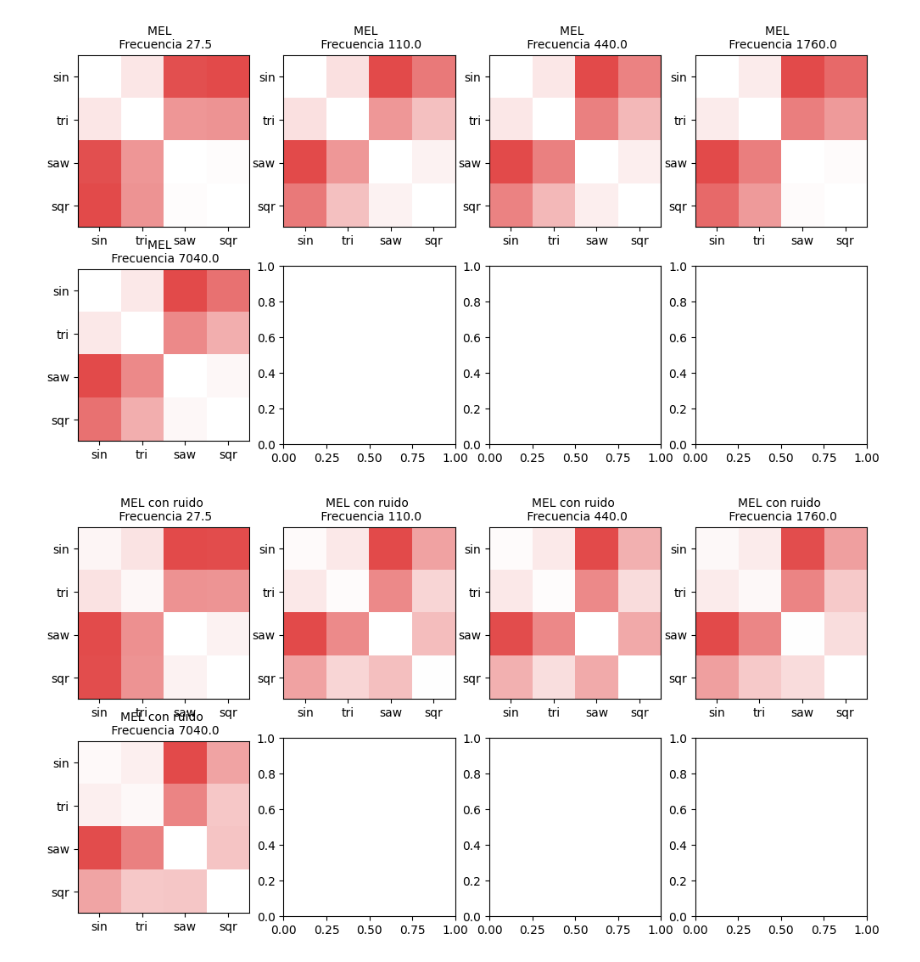
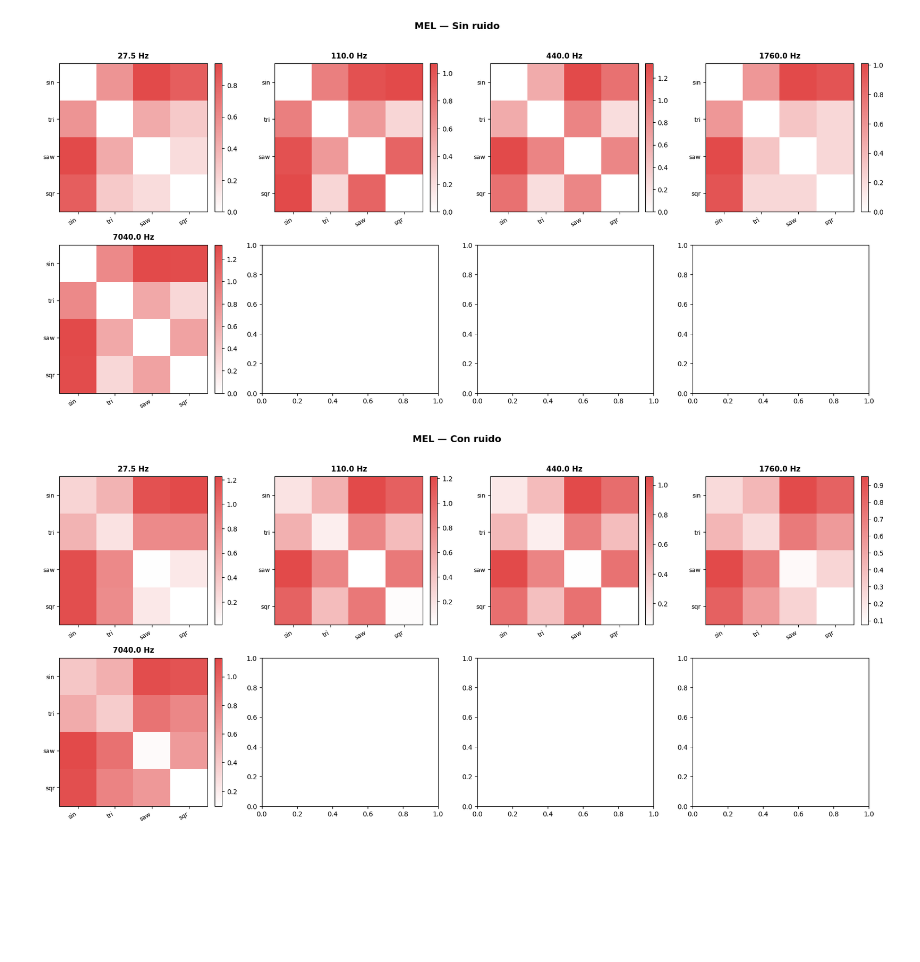
Before and after one commit to steelspikes/Synth, a Jupyter notebook: scripts/testloss.ipynb, the cells around one changed output. Cells and saved outputs as stored; diff of their text form; code cells hidden in the pictures; blank space fills up the shorter version.

```diff
--- a/scripts/testloss.ipynb
+++ b/scripts/testloss.ipynb
@@ -103,48 +124,55 @@ t = np.linspace(0, 1, 44100)
 def get_phase(freq):
     phi = np.pi/4*0
     return 2 * np.pi * freq * t + phi
 
 def get_noise():
     return 0.05*np.random.normal(0, 1, 44100)
 
 def wave_comparision(with_noise=False, with_mfcc=False):
-    fig, axes = plt.subplots(2, 4, figsize=(12, 6))
+    fig, axes = plt.subplots(2, 4, figsize=(18, 8))
+    fig.suptitle(
+        f"{'MFCC' if with_mfcc else 'MEL'} — {'Con ruido' if with_noise else 'Sin ruido'}",
+        fontsize=14, fontweight='bold', y=1.02
+    )
 
     axes_flat = axes.flatten()
+    N = 4
 
-    N = 4
-    position=0
-    for freq in notes:
+    for position, freq in enumerate(notes):
         ax = axes_flat[position]
-        mse_similarities = np.zeros((N,N))
+        mse_similarities = np.zeros((N, N))
 
         for i in range(N):
             for j in range(N):
-                w1 = get_wave(i,get_phase(freq))
-                w2 = get_wave(j,get_phase(freq))
+                w1 = get_wave(i, get_phase(freq))
+                w2 = get_wave(j, get_phase(freq))
 
                 if with_noise:
                     w1 += get_noise()
                     w2 += get_noise()
 
-                if with_mfcc:
-                    mse_similarities[i,j] = mfcc_similarity(w1, w2)
-                else:
-                    mse_similarities[i,j] = mse_similarity(w1, w2)
+                mse_similarities[i, j] = (
+                    mfcc_similarity(w1, w2) if with_mfcc else mse_similarity(w1, w2)
+                )
 
-        ax.imshow(mse_similarities, cmap=cmap)
-        ax.set_title(f"{'MFCC' if with_mfcc else 'MEL'} {'con ruido' if with_noise else ''} \n Frecuencia {freq}", fontsize=10)
-        ax.set_xticks(ticks=np.arange(4), labels=wave_names)
-        ax.set_yticks(ticks=np.arange(4), labels=wave_names)
-        position+=1
+        im = ax.imshow(mse_similarities, cmap=cmap)
+        ax.set_title(f"{freq} Hz", fontsize=11, fontweight='bold', pad=8)
+        ax.set_xticks(np.arange(N))
+        ax.set_yticks(np.arange(N))
+        ax.set_xticklabels(wave_names, fontsize=9, rotation=30, ha='right')
+        ax.set_yticklabels(wave_names, fontsize=9)
+        fig.colorbar(im, ax=ax, fraction=0.046, pad=0.04)
+
+    fig.tight_layout()
+    plt.show()
 
 wave_comparision(with_noise=False, with_mfcc=False)
 wave_comparision(with_noise=True, with_mfcc=False)
 wave_comparision(with_noise=False, with_mfcc=True)
 wave_comparision(with_noise=True, with_mfcc=True)
 
 # plt.plot(create_morphed_wave(3,get_phase(440))[:400])
 # plt.show()
 # %% [output]
-[figure, old version]
+[figure, new version]
-[figure, old version]
+[figure, new version]
```
Also changed, not shown: parts of 3 cells of this notebook.
